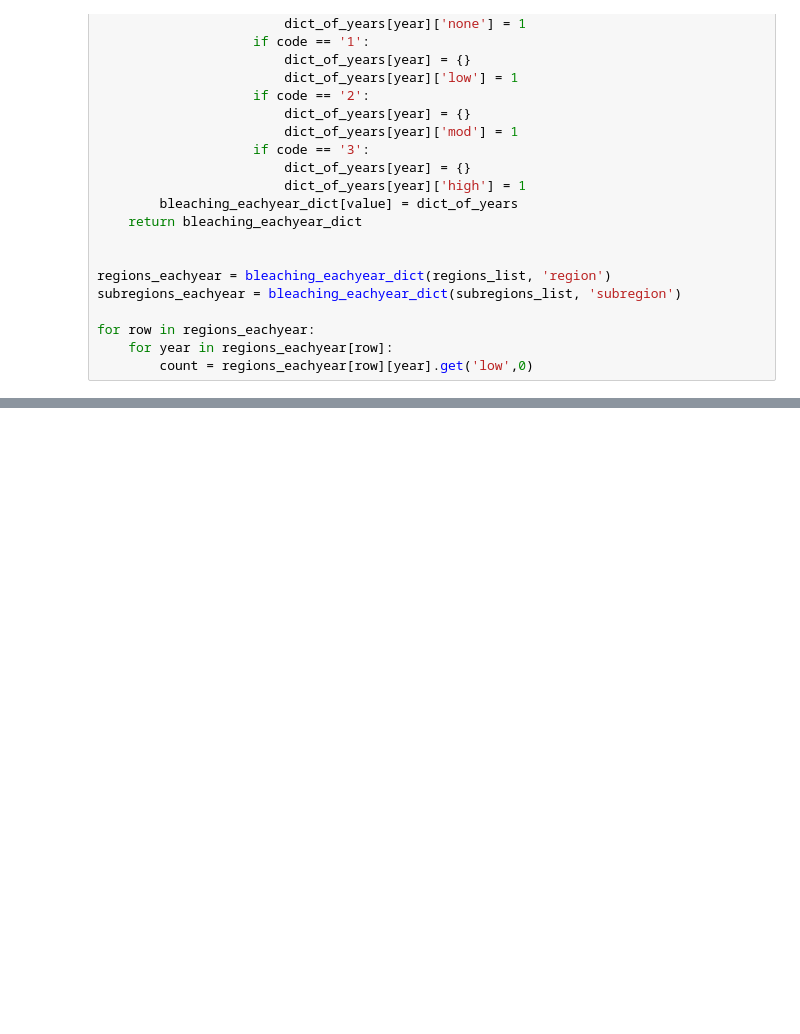
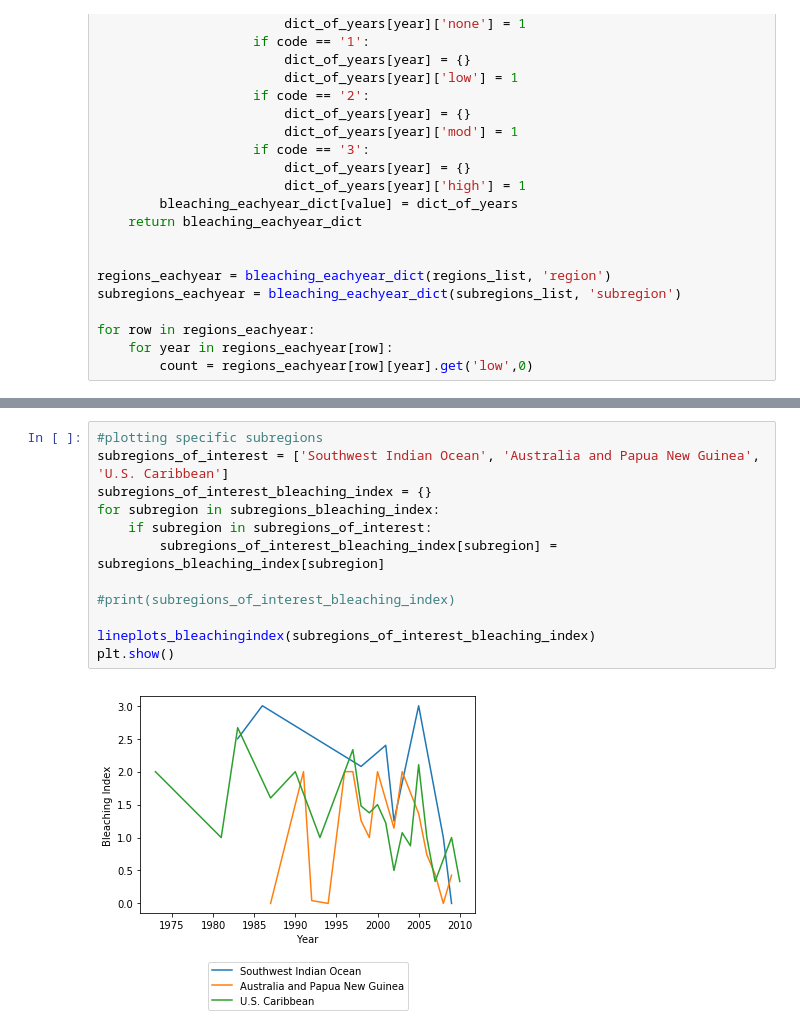
Before and after one commit to slapella/CSE160_Final_Project, a Jupyter notebook: coral_bleaching_data.ipynb, the cells around one changed output, grey strips where cells are left out. Drawn from its saved outputs; the diff is of its cells as text; blank space fills up the shorter version.

```diff
--- a/coral_bleaching_data.ipynb
+++ b/coral_bleaching_data.ipynb
@@ -262,0 +263,14 @@ plt.show()
+# %%
+#plotting specific subregions
+subregions_of_interest = ['Southwest Indian Ocean', 'Australia and Papua New Guinea', 'U.S. Caribbean']
+subregions_of_interest_bleaching_index = {}
+for subregion in subregions_bleaching_index:
+    if subregion in subregions_of_interest:
+        subregions_of_interest_bleaching_index[subregion] = subregions_bleaching_index[subregion]
+
+#print(subregions_of_interest_bleaching_index)
+
+lineplots_bleachingindex(subregions_of_interest_bleaching_index)
+plt.show()
+# %% [output]
+[figure, added]
```
Also changed, not shown: parts of 2 cells of this notebook.
